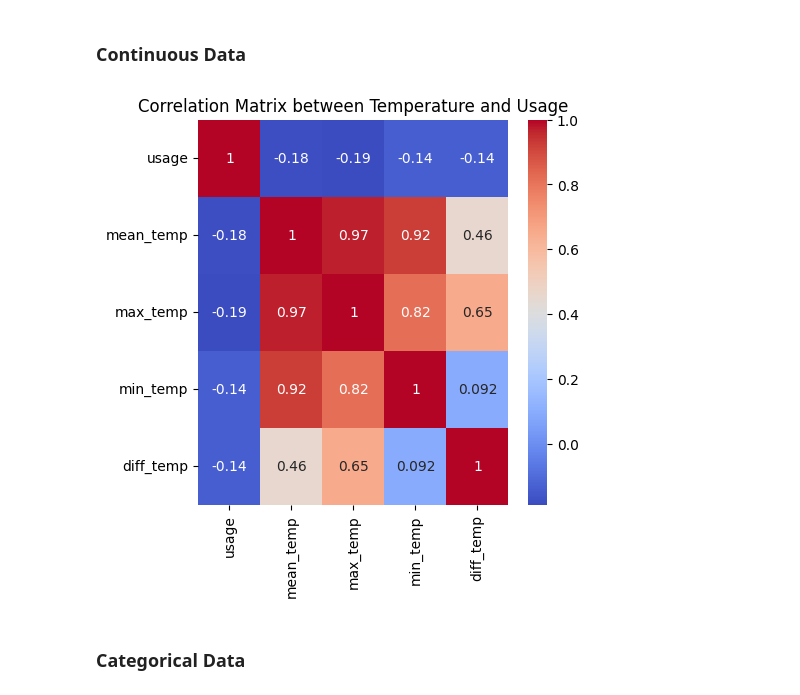
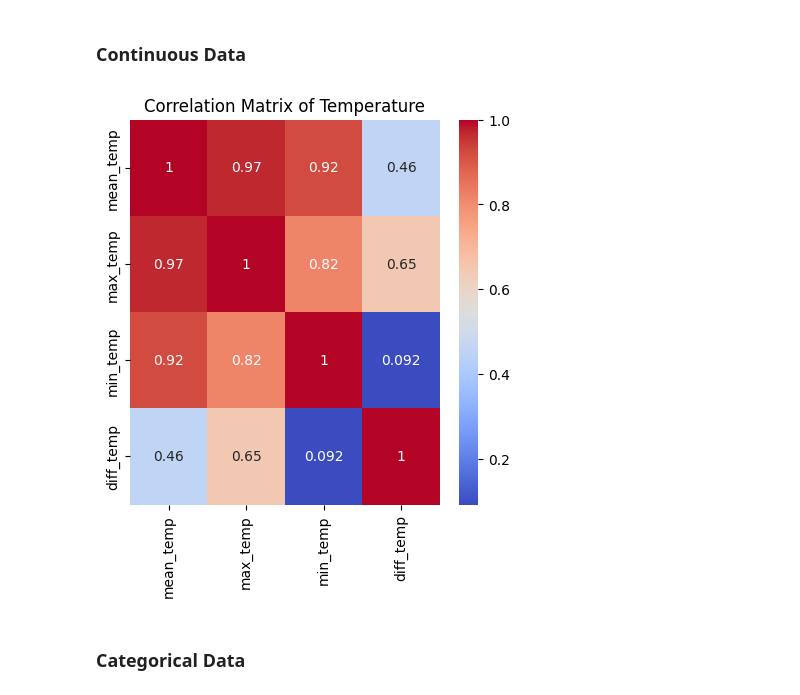
Before and after one commit to mingming2-alya/Business-Analyzing-with-ACLO, a Jupyter notebook: ACLO/ACLO.ipynb, the cells around one changed output. Saved outputs shown, nothing was run; the diff lists cells and outputs as text; code cells hidden in the pictures.

```diff
--- a/ACLO/ACLO.ipynb
+++ b/ACLO/ACLO.ipynb
@@ -1615,7 +1798,8 @@ def instituteGroup(institutions):
             return 'none' # this line should never be reached in this example.
 # %%
 #whether user from each institution go to fitness on that date
-bySchool = checkinDF.groupby(pd.to_datetime(checkinDF["checkin_time"]).dt.date)["institution"].agg(instituteGroup).reset_index(name="institution")
+bySchool = checkinDF.groupby(pd.to_datetime(checkinDF["checkin_time"]).dt.date)["institution"]\
+                                    .agg(instituteGroup).reset_index(name="institution")
 
 print(bySchool["institution"].value_counts(dropna=False))
 # %% [output]
@@ -1655,7 +1840,8 @@ def genderGroup(genders):
         else:
             return 'none' # this line should never be reached in this example.
 # %%
-byGender = checkinDF.groupby(pd.to_datetime(checkinDF["checkin_time"]).dt.date)["gender"].agg(genderGroup).reset_index(name="gender")
+byGender = checkinDF.groupby(pd.to_datetime(checkinDF["checkin_time"]).dt.date)["gender"]\
+                        .agg(genderGroup).reset_index(name="gender")
 
 print(byGender["gender"].value_counts(dropna=False))
 # %% [output]
@@ -1737,7 +1923,9 @@ dtype: int64
 # %% [markdown]
 ## Create Dummy Variables
 # %%
-def createDummy(df, holiday_col='holiday', days_col='day', gender_col='gender', institute_col='institution', season_col='season'):
+def createDummy(df, exam_col='exam', covid_col='covid', holiday_col='holiday', days_col='day', gender_col='gender', institute_col='institution', season_col='season'):
+    df = pd.get_dummies(df, columns=[exam_col], prefix=exam_col, drop_first=True)
+    df = pd.get_dummies(df, columns=[covid_col], prefix=covid_col, drop_first=True)
     df = pd.get_dummies(df, columns=[holiday_col], prefix=holiday_col, drop_first=True)
     df = pd.get_dummies(df, columns=[days_col], prefix=days_col, drop_first=True)
     df = pd.get_dummies(df, columns=[gender_col], prefix=gender_col, drop_first=True)
@@ -1783,9 +1971,9 @@ from sklearn.preprocessing import LabelEncoder
 encoded_classes = []
 encoder = LabelEncoder()
 
-needTokenize = datas.columns[~datas.columns.isin(["usage", "exam", "covid", "mean_temp", "diff_temp", "max_temp", "min_temp"])]
+needEncode = datas.columns[~datas.columns.isin(["usage", "mean_temp", "diff_temp", "max_temp", "min_temp"])]
 
-for col in needTokenize:
+for col in needEncode:
     datas[col] = encoder.fit_transform(datas[col])
     encoded_classes.append(encoder.classes_)
 
@@ -1878,13 +2070,13 @@ plotAll(datas, target[0], ["mean_temp", "max_temp", "min_temp", "diff_temp"], pl
 ### Continuous Data
 # %%
 plt.figure(figsize=(5,5))
-plot = sns.heatmap(datas[["usage", "mean_temp", "max_temp", "min_temp", "diff_temp"]].corr(), annot = True, cmap='coolwarm')
-plot.set_title("Correlation Matrix between Temperature and Usage")
+plot = sns.heatmap(datas[["mean_temp", "max_temp", "min_temp", "diff_temp"]].corr(), annot = True, cmap='coolwarm')
+plot.set_title("Correlation Matrix of Temperature")
 plt.xticks(fontsize=10)
 plt.yticks(fontsize=10)
 plt.show()
 # %% [output]
-[figure, old version]
+[figure, new version]
 # %% [markdown]
 ### Categorical Data
 # %%
```
Also changed, not shown: parts of 107 cells of this notebook.
